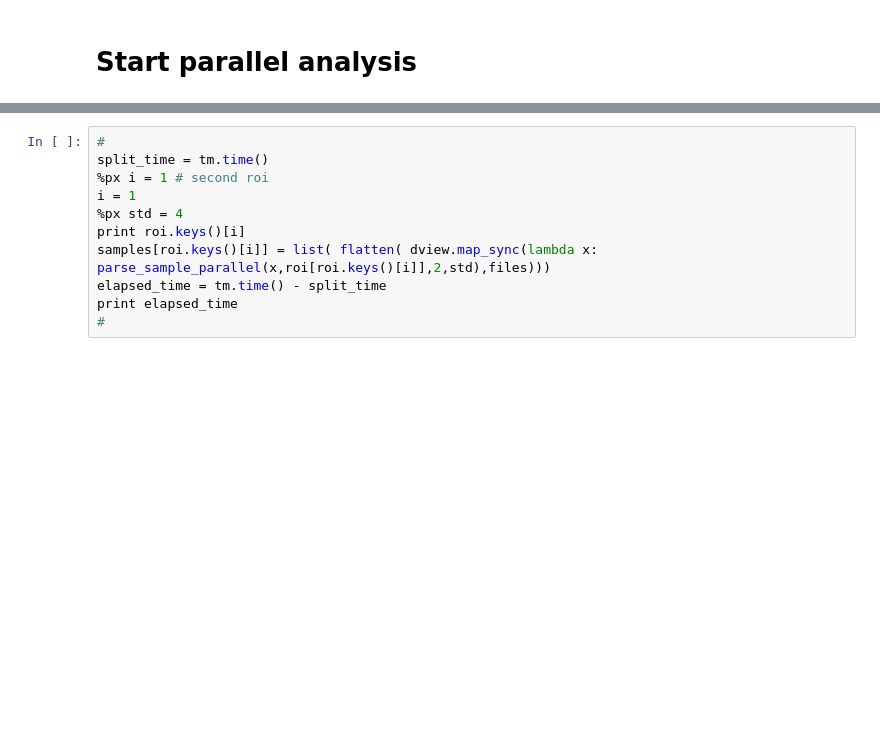
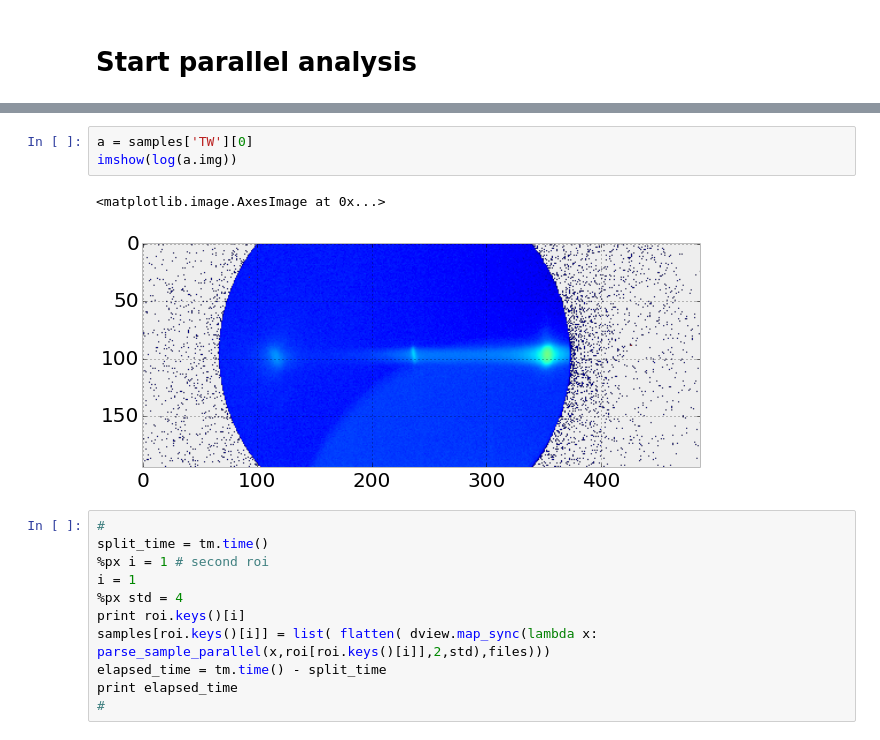
Before and after one commit to giulioungaretti/SPring8, a Jupyter notebook: 0799-Time3.ipynb, the cells around one changed output, grey strips where cells are left out. Saved outputs shown, nothing was run; the diff lists cells and outputs as text; blank space fills up the shorter version.

```diff
--- a/0799-Time3.ipynb
+++ b/0799-Time3.ipynb
@@ -159,3 +157,9 @@ TW
+# %%
+a = samples['TW'][0]
+imshow(log(a.img))
+# %% [output]
+<matplotlib.image.AxesImage at 0x...>
+[figure, added]
 # %%
 #
 split_time = tm.time()
```
Also changed, not shown: parts of 4 cells of this notebook, 8 other files.
